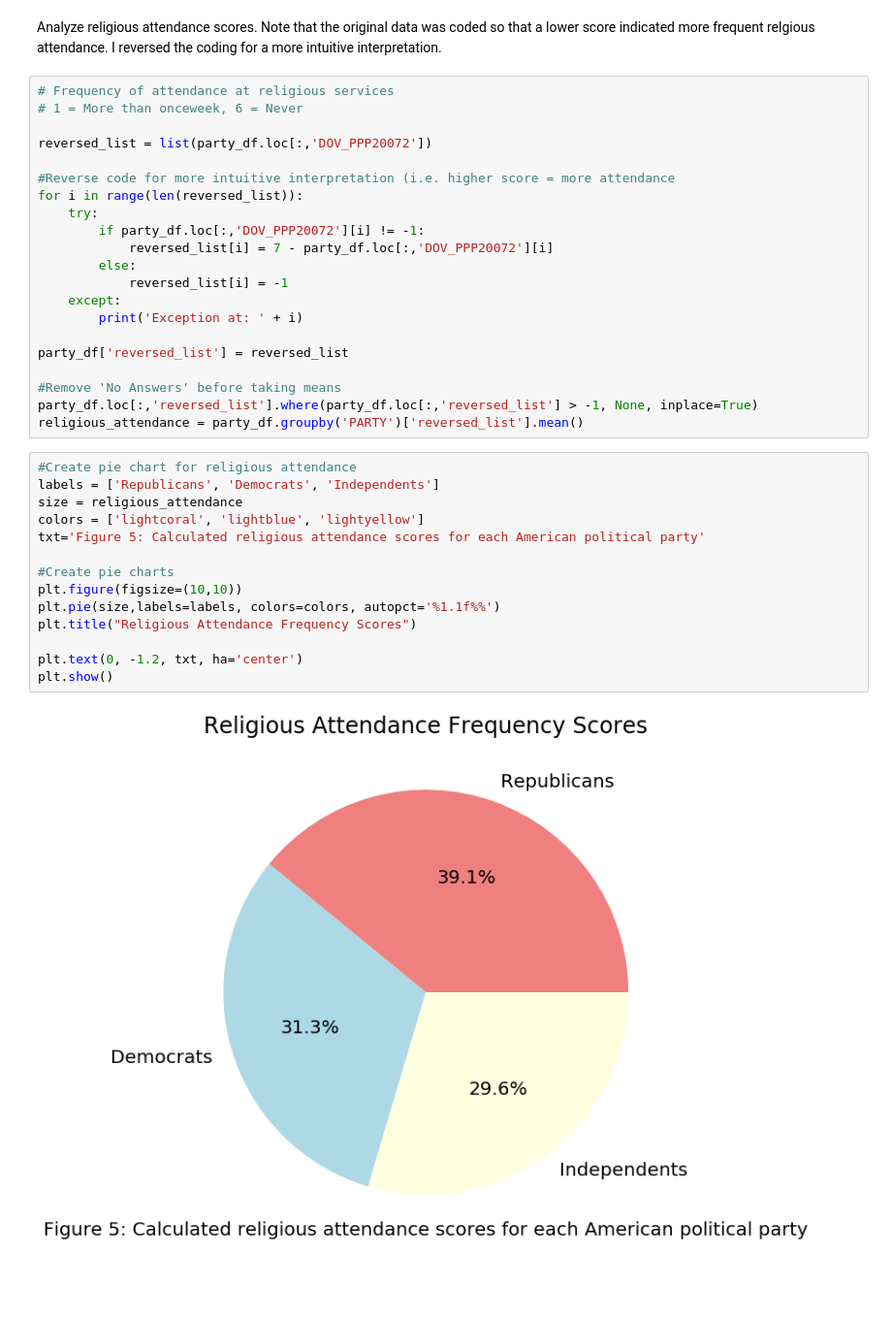
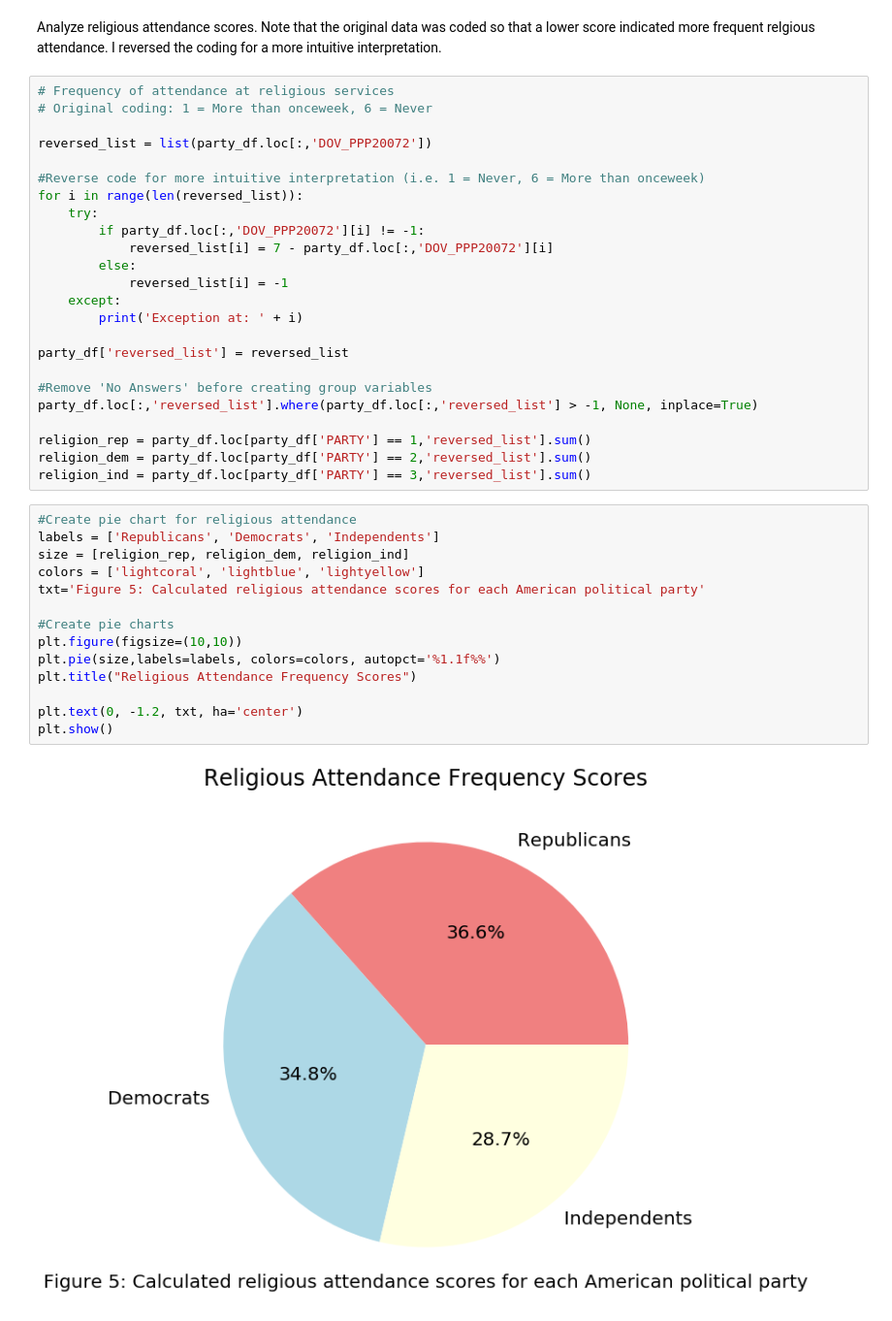
Before and after one commit to dstolbert/Thinkful-Capstone-1, a Jupyter notebook: Analyzing views of society and religion by political party.ipynb, the cells around one changed output. Shown at 97% size. Saved outputs shown, nothing was run; the diff lists cells and outputs as text; blank space fills up the shorter version.

Commit message:
Change calculation of Religious Attendance score

```diff
--- a/Analyzing views of society and religion by political party.ipynb
+++ b/Analyzing views of society and religion by political party.ipynb
@@ -69,11 +69,11 @@ plt.show()
 Analyze religious attendance scores. Note that the original data was coded so that a lower score indicated more frequent relgious attendance. I reversed the coding for a more intuitive interpretation.
 # %%
 # Frequency of attendance at religious services
-# 1 = More than onceweek, 6 = Never
+# Original coding: 1 = More than onceweek, 6 = Never
 
 reversed_list = list(party_df.loc[:,'DOV_PPP20072'])
 
-#Reverse code for more intuitive interpretation (i.e. higher score = more attendance
+#Reverse code for more intuitive interpretation (i.e. 1 = Never, 6 = More than onceweek)
 for i in range(len(reversed_list)):
     try:
         if party_df.loc[:,'DOV_PPP20072'][i] != -1:
@@ -85,22 +85,25 @@ for i in range(len(reversed_list)):
 
 party_df['reversed_list'] = reversed_list
 
-#Remove 'No Answers' before taking means
+#Remove 'No Answers' before creating group variables
 party_df.loc[:,'reversed_list'].where(party_df.loc[:,'reversed_list'] > -1, None, inplace=True)
-religious_attendance = party_df.groupby('PARTY')['reversed_list'].mean()
+
+religion_rep = party_df.loc[party_df['PARTY'] == 1,'reversed_list'].sum()
+religion_dem = party_df.loc[party_df['PARTY'] == 2,'reversed_list'].sum()
+religion_ind = party_df.loc[party_df['PARTY'] == 3,'reversed_list'].sum()
 # %%
 #Create pie chart for religious attendance
 labels = ['Republicans', 'Democrats', 'Independents']
-size = religious_attendance
+size = [religion_rep, religion_dem, religion_ind]
 colors = ['lightcoral', 'lightblue', 'lightyellow']
 txt='Figure 5: Calculated religious attendance scores for each American political party'
 
 #Create pie charts
 plt.figure(figsize=(10,10))
 plt.pie(size,labels=labels, colors=colors, autopct='%1.1f%%')
 plt.title("Religious Attendance Frequency Scores")
 
 plt.text(0, -1.2, txt, ha='center')
 plt.show()
 # %% [output]
-[figure, old version]
+[figure, new version]
```
Also changed, not shown: parts of 4 cells of this notebook, 2 other files.
